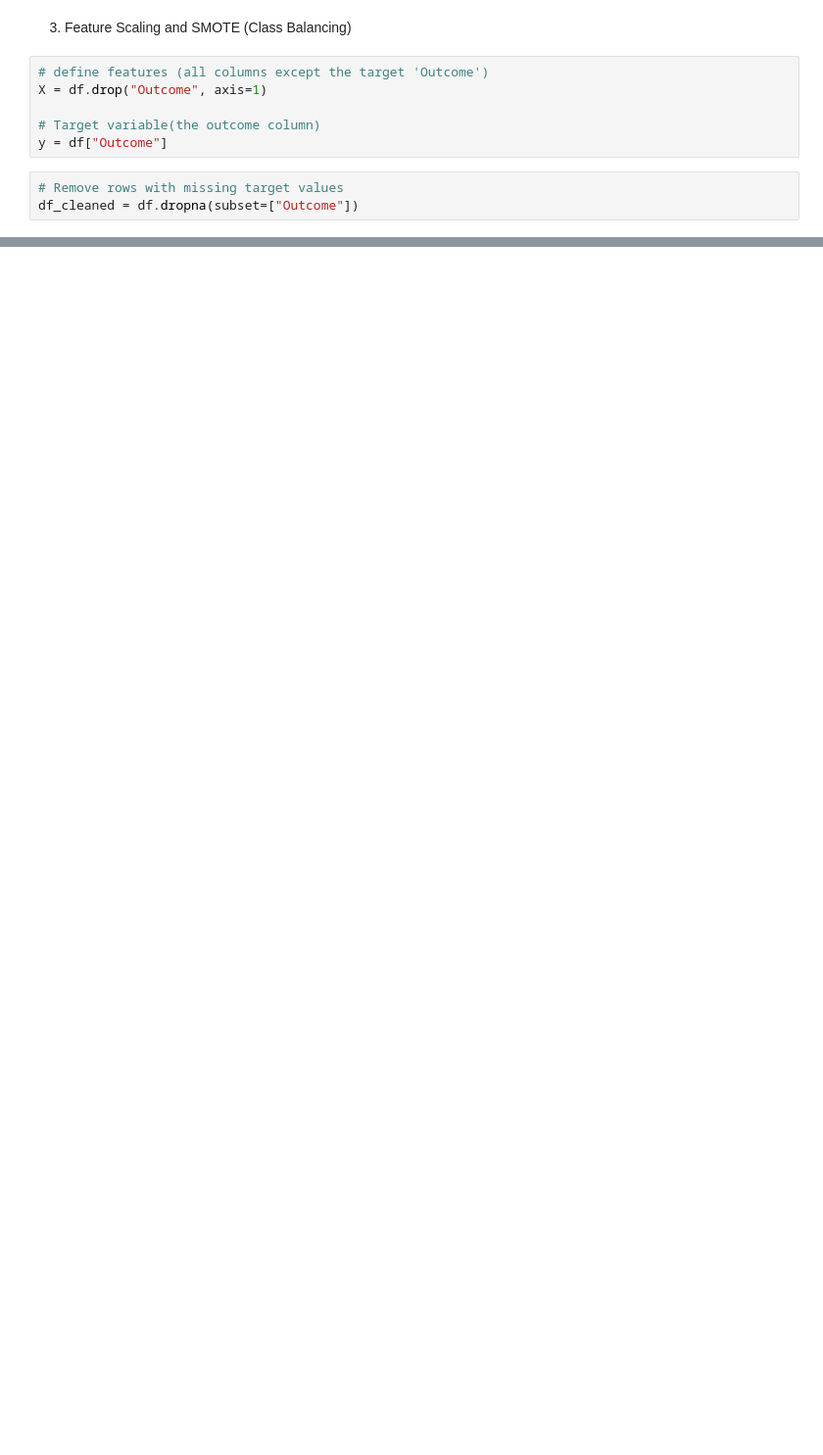
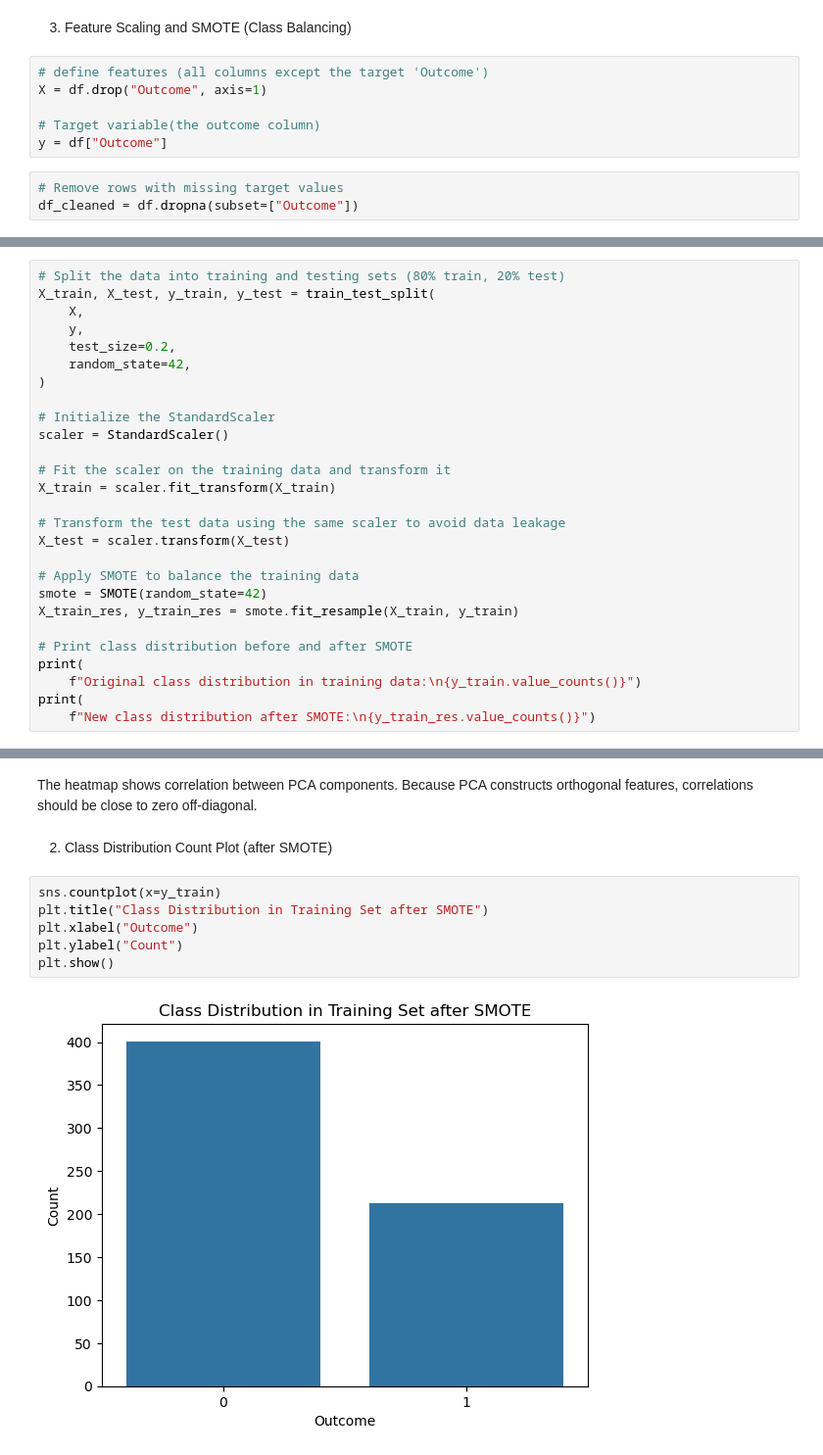
Before and after one commit to abduyea/Diabetes_Classification, a Jupyter notebook: Diabetes_Classification/diabetes_cassification.ipynb, the cells around one changed output, grey strips where cells are left out. Shown at 98% size. Cells and saved outputs as stored; diff of their text form; blank space fills up the shorter version.

```diff
--- a/Diabetes_Classification/diabetes_cassification.ipynb
+++ b/Diabetes_Classification/diabetes_cassification.ipynb
@@ -335,0 +167,27 @@ All models trained and evaluated.
+# %%
+# Split the data into training and testing sets (80% train, 20% test)
+X_train, X_test, y_train, y_test = train_test_split(
+    X,
+    y,
+    test_size=0.2,
+    random_state=42,
+)
+
+# Initialize the StandardScaler
+scaler = StandardScaler()
+
+# Fit the scaler on the training data and transform it
+X_train = scaler.fit_transform(X_train)
+
+# Transform the test data using the same scaler to avoid data leakage
+X_test = scaler.transform(X_test)
+
+# Apply SMOTE to balance the training data
+smote = SMOTE(random_state=42)
+X_train_res, y_train_res = smote.fit_resample(X_train, y_train)
+
+# Print class distribution before and after SMOTE
+print(
+    f"Original class distribution in training data:\n{y_train.value_counts()}")
+print(
+    f"New class distribution after SMOTE:\n{y_train_res.value_counts()}")
@@ -399,0 +437,13 @@ plt.show()
+# %% [markdown]
+The heatmap shows correlation between PCA components. Because PCA constructs orthogonal features, correlations should be close to zero off-diagonal.
+# %% [markdown]
+
+2. Class Distribution Count Plot (after SMOTE)
+# %%
+sns.countplot(x=y_train)
+plt.title("Class Distribution in Training Set after SMOTE")
+plt.xlabel("Outcome")
+plt.ylabel("Count")
+plt.show()
+# %% [output]
+[figure, added]
```
Also changed, not shown: parts of 42 cells of this notebook, 4 other files.
